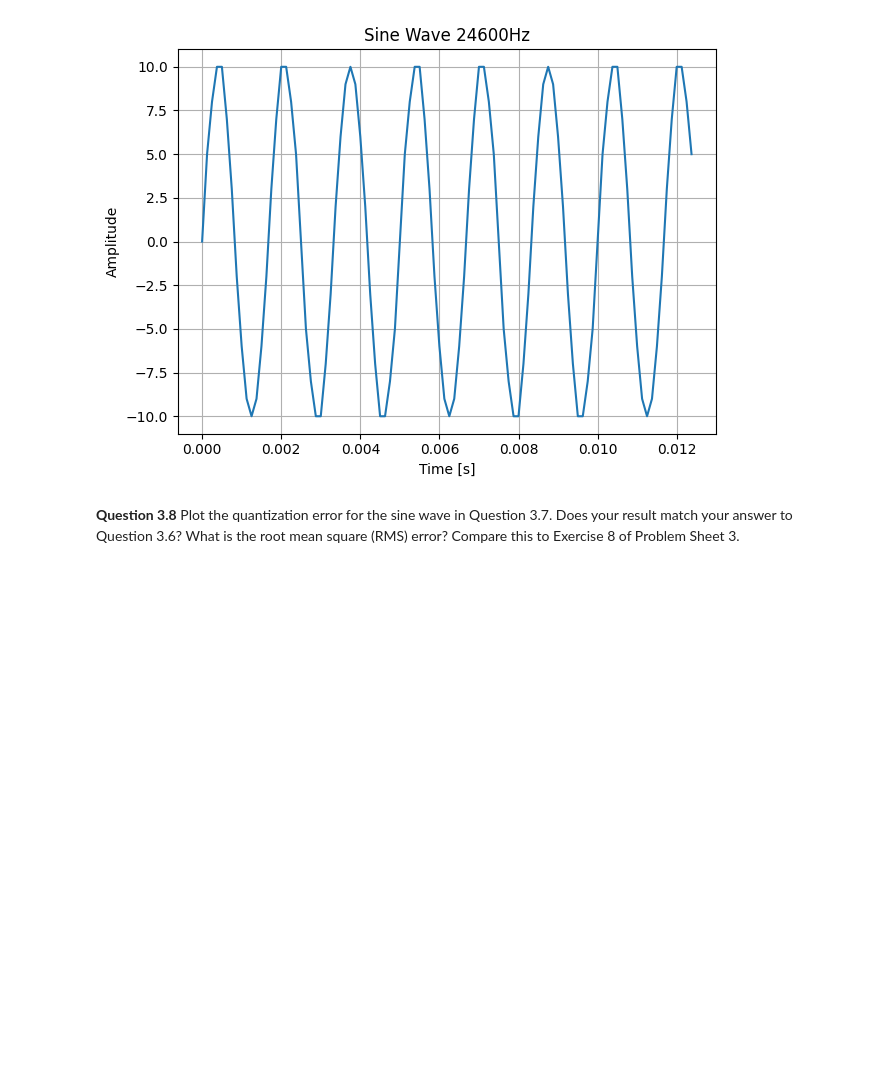
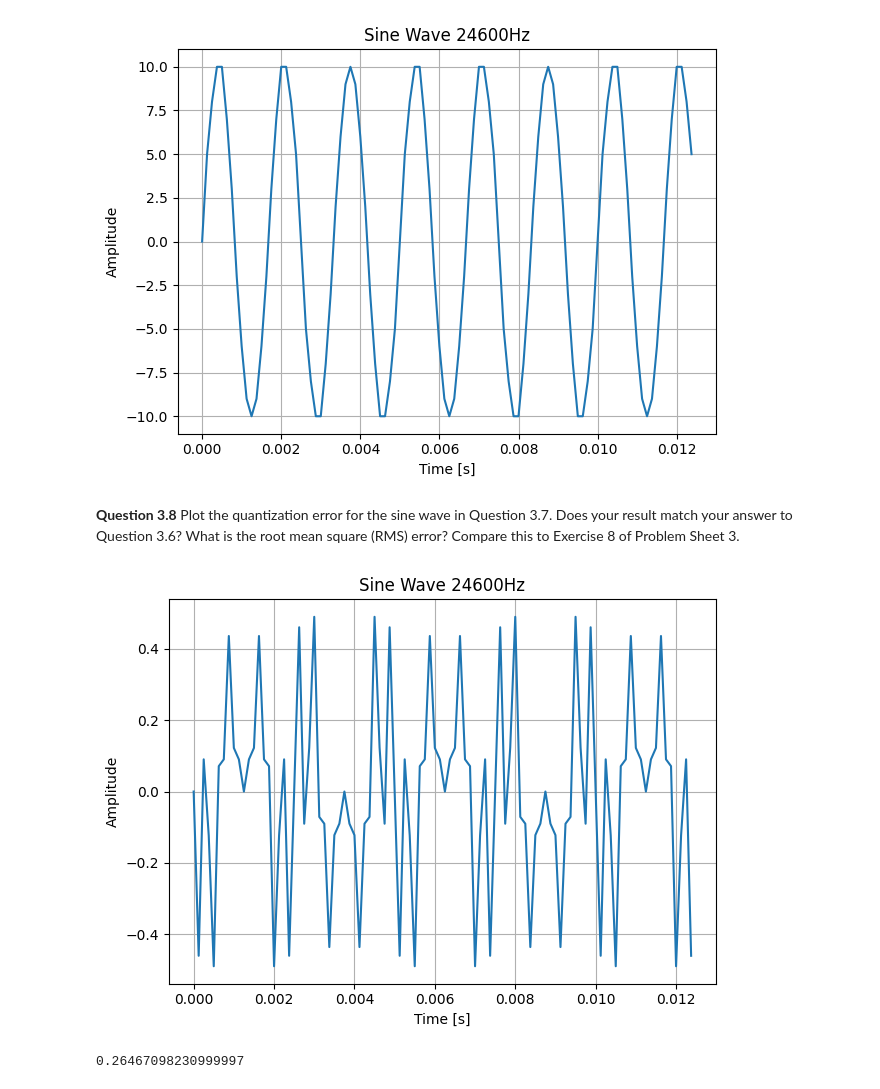
Before and after one commit to jaym-01/Signals-and-Systems-Labs, a Jupyter notebook: EX3 - Sampling.ipynb, the cells around one changed output. Cells and saved outputs as stored; diff of their text form; code cells hidden in the pictures; blank space fills up the shorter version.

```diff
--- a/EX3 - Sampling.ipynb
+++ b/EX3 - Sampling.ipynb
@@ -159,0 +158,16 @@ plt.show()
+# %%
+# plot quantization error here
+error = []
+
+for i in range(len(quant_y)):
+    error.append((10*x[i] - quant_y[i]))
+
+plt = plot_signal(t, error, title='Sine Wave ' + str(fsig) + 'Hz', xlabel='Time [s]', ylabel='Amplitude')
+plt.show()
+
+RMS = np.sqrt(np.sum(np.power(error, 2)/ len(error)))
+
+print(RMS)
+# %% [output]
+[figure, added]
+0.26467098230999997
```
Also changed, not shown: parts of 2 cells of this notebook, 15 other files.
